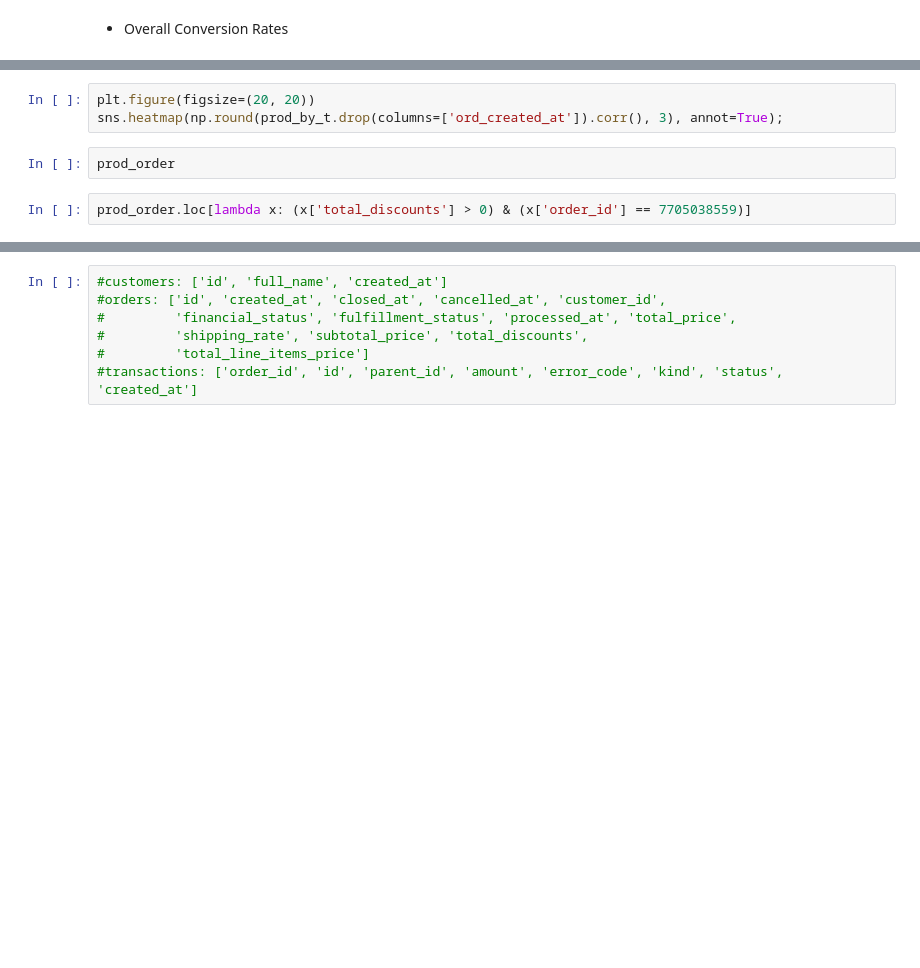
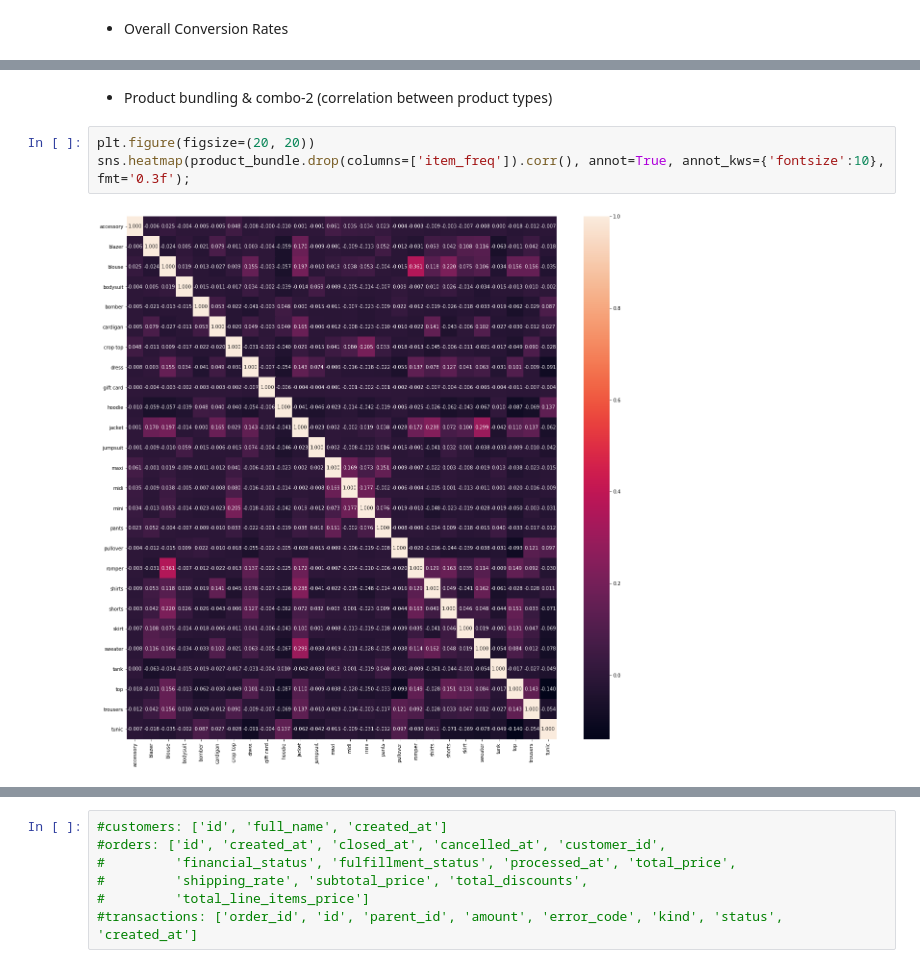
Before and after one commit to ryq99/Use_Case_Backlogs, a Jupyter notebook: ecommerce-project.ipynb, the cells around one changed output, grey strips where cells are left out. Cells and saved outputs as stored; diff of their text form; blank space fills up the shorter version.

```diff
--- a/ecommerce-project.ipynb
+++ b/ecommerce-project.ipynb
@@ -526,7 +538,7 @@ for ax, col in zip((ax1, ax2, ax3, ax4, ax5, ax6), top6_prod_type_list):
+# %% [markdown]
+* Product bundling & combo-2 (correlation between product types)
 # %%
 plt.figure(figsize=(20, 20))
-sns.heatmap(np.round(prod_by_t.drop(columns=['ord_created_at']).corr(), 3), annot=True);
+sns.heatmap(product_bundle.drop(columns=['item_freq']).corr(), annot=True, annot_kws={'fontsize':10}, fmt='0.3f');
+# %% [output]
+[figure, added]
-# %%
-prod_order
-# %%
-prod_order.loc[lambda x: (x['total_discounts'] > 0) & (x['order_id'] == 7705038559)]
```
Also changed, not shown: parts of 19 cells of this notebook.
